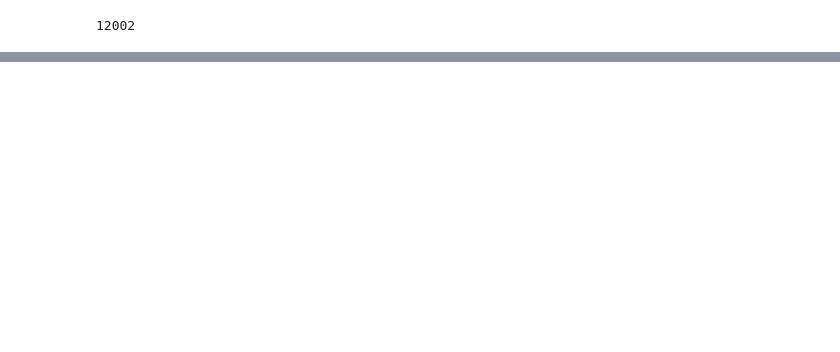
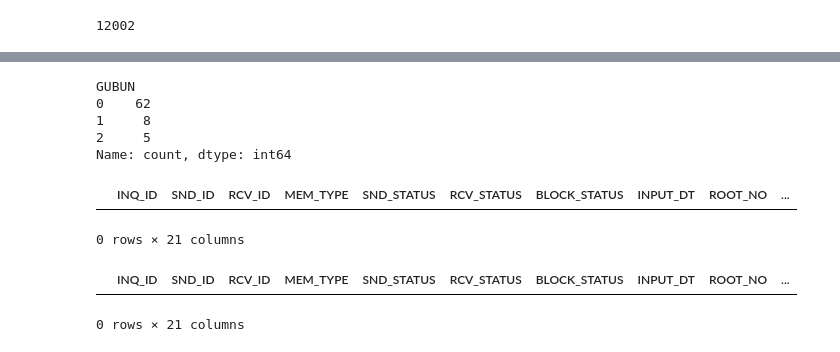
Before and after one commit to JINWOO8888/REALFIANL, a Jupyter notebook: 블랙,회원리스트.ipynb, the cells around one changed output, grey strips where cells are left out. Drawn from its saved outputs; the diff is of its cells as text; code cells hidden in the pictures; blank space fills up the shorter version.

```diff
--- a/블랙,회원리스트.ipynb
+++ b/블랙,회원리스트.ipynb
@@ -80,0 +145,10 @@ len(blacklist[blacklist['CONTENT'].isna()])
+# %%
+def boolean_blacklist(col):
+    if col in blacklist_normal_member:
+        return True
+    else:
+        return False
+
+
+
+black = products['MEMBER_ID'].apply(boolean_blacklist)
@@ -80,0 +174,2 @@ len(blacklist[blacklist['CONTENT'].isna()])
+# %%
+black_normal_mem_seller = products[black]['MEMBER_ID'].value_counts().index.values # 리스트
@@ -80,0 +178,5 @@ len(blacklist[blacklist['CONTENT'].isna()])
+# %%
+def remove_values_from_list(big_list, small_list):
+    return [item for item in big_list if item not in small_list]
+
+not_sell_product_id = remove_values_from_list(blacklist_normal_member,black_normal_mem_seller)
@@ -80,0 +284,20 @@ len(blacklist[blacklist['CONTENT'].isna()])
+# %%
+member_concat[member_concat['MEMBER_ID'].isin(not_sell_product_id)]['GUBUN'].value_counts()
+# %% [output]
+GUBUN
+0    62
+1     8
+2     5
+Name: count, dtype: int64
+# %%
+inquiry = pd.read_csv('./dataset/인콰이어리데이터.csv')
+# %%
+inquiry[inquiry['SND_ID'].isin(not_sell_product_id)]
+# %% [output]
+|  | INQ_ID | SND_ID | RCV_ID | MEM_TYPE | SND_STATUS | RCV_STATUS | BLOCK_STATUS | INPUT_DT | ROOT_NO | ... |
+0 rows × 21 columns
+# %%
+inquiry[inquiry['RCV_ID'].isin(not_sell_product_id)]
+# %% [output]
+|  | INQ_ID | SND_ID | RCV_ID | MEM_TYPE | SND_STATUS | RCV_STATUS | BLOCK_STATUS | INPUT_DT | ROOT_NO | ... |
+0 rows × 21 columns
```
Also changed, not shown: parts of 25 cells of this notebook, 2 other files.
